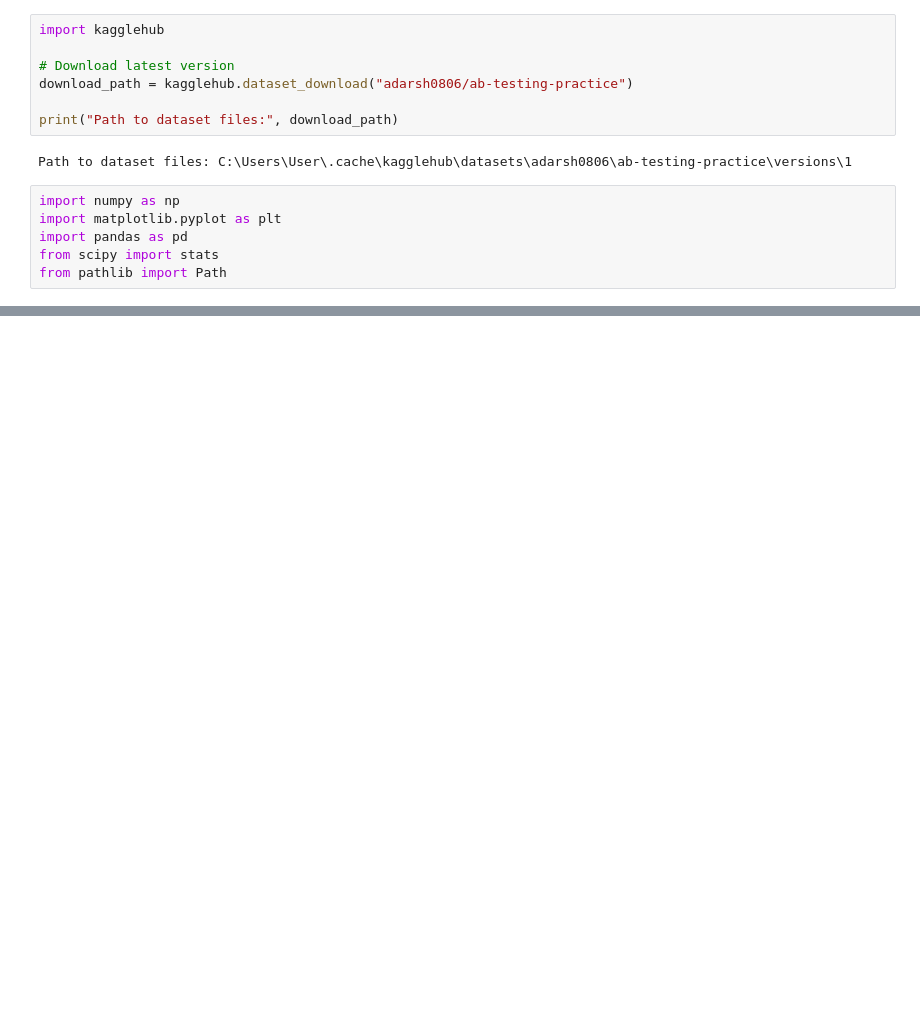
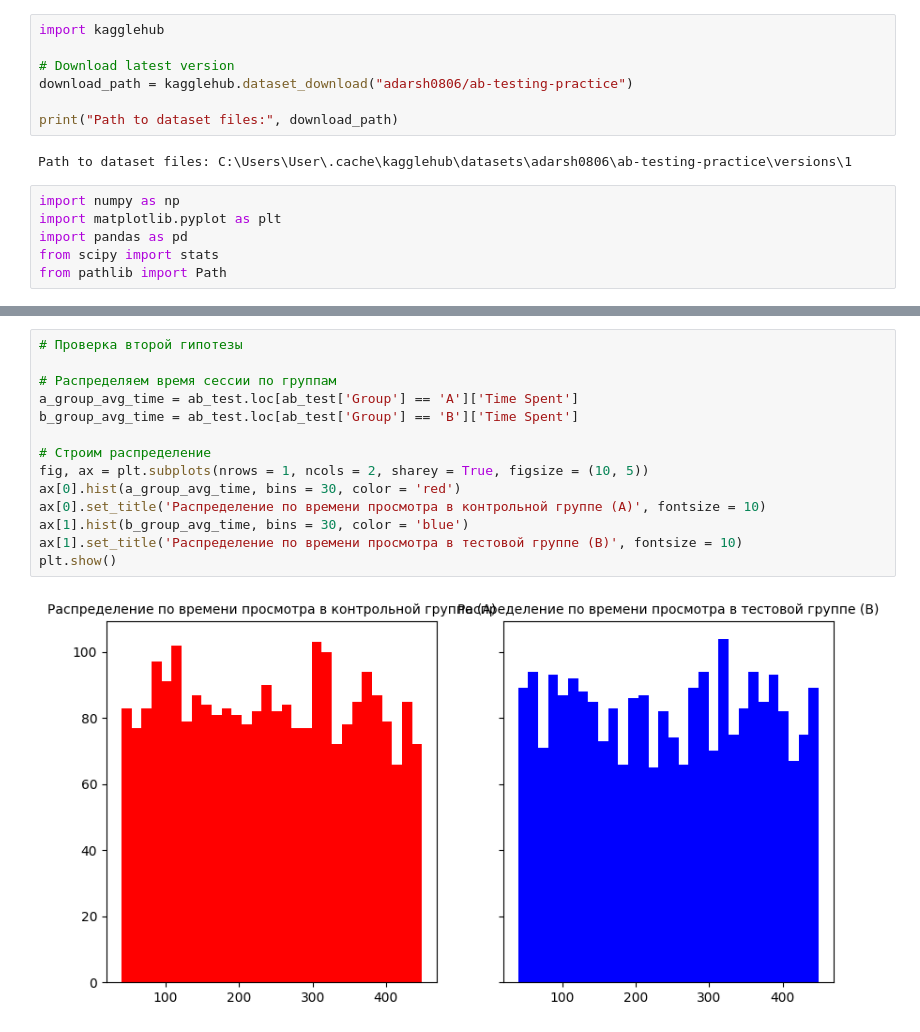
Before and after one commit to Amir-Ismagilov/AB-Test-project, a Jupyter notebook: main.ipynb, the cells around one changed output, grey strips where cells are left out. Cells and saved outputs as stored; diff of their text form; blank space fills up the shorter version.

```diff
--- a/main.ipynb
+++ b/main.ipynb
@@ -36,0 +95,16 @@ Name: Group, dtype: int64
+# %%
+# Проверка второй гипотезы
+
+# Распределяем время сессии по группам
+a_group_avg_time = ab_test.loc[ab_test['Group'] == 'A']['Time Spent']
+b_group_avg_time = ab_test.loc[ab_test['Group'] == 'B']['Time Spent']
+
+# Строим распределение
+fig, ax = plt.subplots(nrows = 1, ncols = 2, sharey = True, figsize = (10, 5))
+ax[0].hist(a_group_avg_time, bins = 30, color = 'red')
+ax[0].set_title('Распределение по времени просмотра в контрольной группе (A)', fontsize = 10)
+ax[1].hist(b_group_avg_time, bins = 30, color = 'blue')
+ax[1].set_title('Распределение по времени просмотра в тестовой группе (B)', fontsize = 10)
+plt.show()
+# %% [output]
+[figure, added]
```
Also changed, not shown: parts of 7 cells of this notebook.
